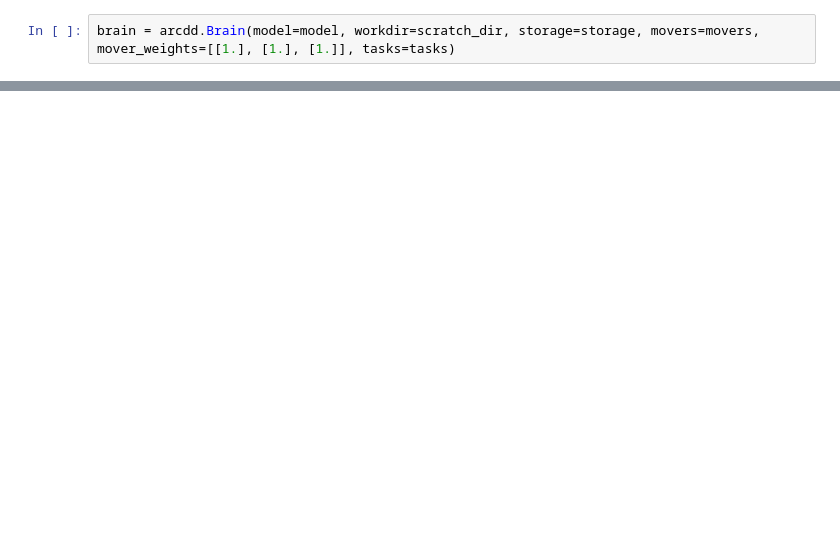
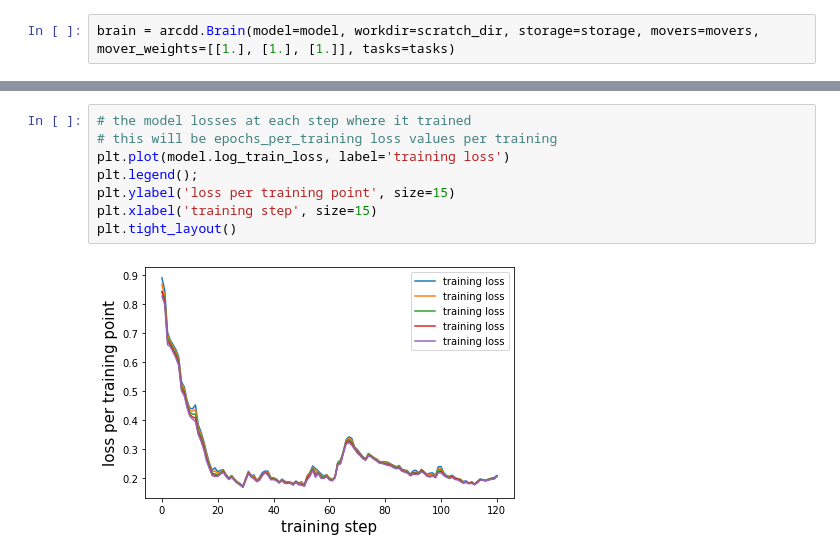
Before and after one commit to bio-phys/aimmd, a Jupyter notebook: examples/distributed/PathSampling.ipynb, the cells around one changed output, grey strips where cells are left out. Cells and saved outputs as stored; diff of their text form; blank space fills up the shorter version.

```diff
--- a/examples/distributed/PathSampling.ipynb
+++ b/examples/distributed/PathSampling.ipynb
@@ -226,0 +273,10 @@ RuntimeError: Non-zero exit code from mdrun.
+# %%
+# the model losses at each step where it trained
+# this will be epochs_per_training loss values per training
+plt.plot(model.log_train_loss, label='training loss')
+plt.legend();
+plt.ylabel('loss per training point', size=15)
+plt.xlabel('training step', size=15)
+plt.tight_layout()
+# %% [output]
+[figure, added]
```
Also changed, not shown: parts of 16 cells of this notebook, 4 other files.
